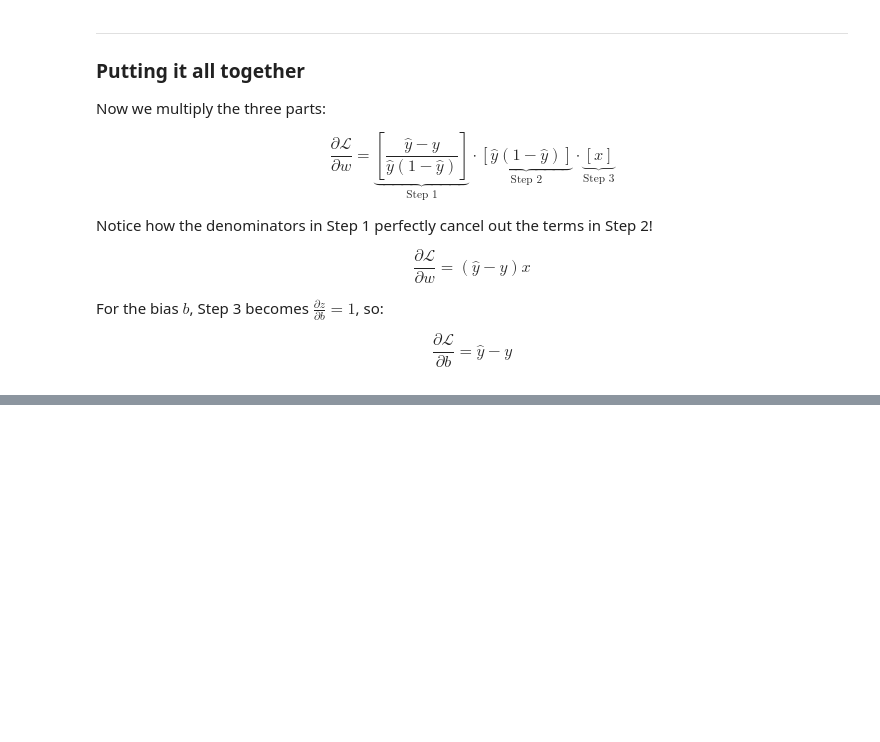
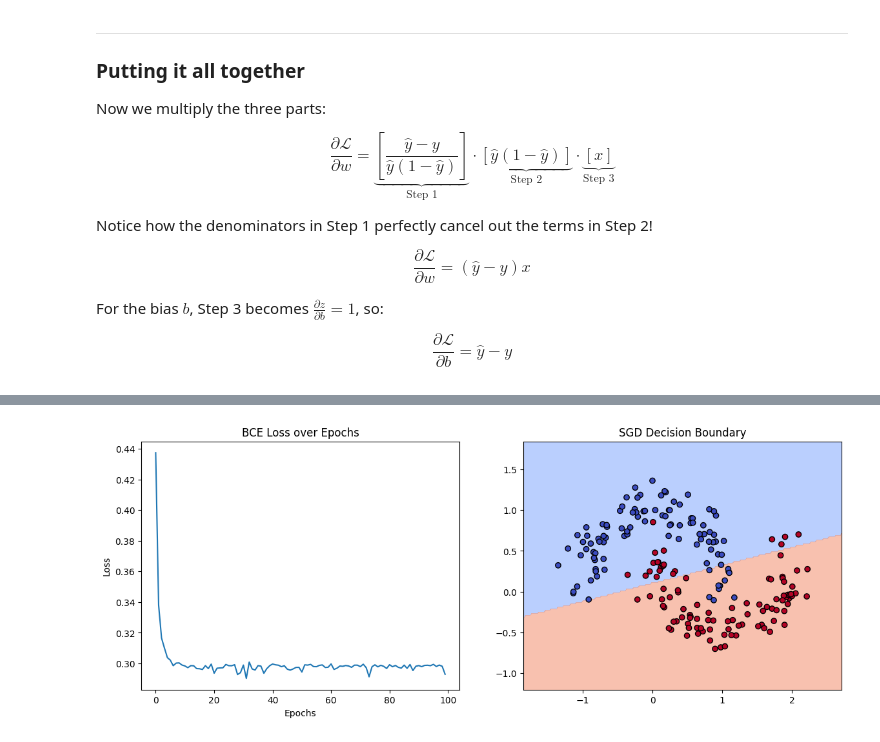
Before and after one commit to Gson-glitch/deep-learning-specialization-coursera, a Jupyter notebook: nn_and_dl/logistic_regression.ipynb, the cells around one changed output, grey strips where cells are left out. Saved outputs shown, nothing was run; the diff lists cells and outputs as text; code cells hidden in the pictures; blank space fills up the shorter version.

```diff
--- a/nn_and_dl/logistic_regression.ipynb
+++ b/nn_and_dl/logistic_regression.ipynb
@@ -146,0 +202,6 @@ $$\frac{\partial \mathcal{L}}{\partial b} = \hat{y} - y$$
+# %%
+# Our model expects X to be (features, m) and Y to be (1, m) where m is the number of samples
+X = X_raw.T
+Y = Y_raw.reshape(1, -1)
+n_feat, m = X.shape
+X_raw.shape, Y_raw.shape, X.shape, Y.shape
@@ -146,0 +228,3 @@ $$\frac{\partial \mathcal{L}}{\partial b} = \hat{y} - y$$
+# %%
+def sigmoid(z):
+    return 1 / (1 + np.exp(-z))
@@ -146,0 +267,2 @@ $$\frac{\partial \mathcal{L}}{\partial b} = \hat{y} - y$$
+# %%
+w, b, costs = sgd(X, Y)
@@ -146,0 +280,27 @@ $$\frac{\partial \mathcal{L}}{\partial b} = \hat{y} - y$$
+# %%
+# Plot Results
+def plot_results(w, b, X, Y, costs):
+    fig, (ax1, ax2) = plt.subplots(1, 2, figsize=(14, 5))
+
+    # Plot 1: Learning Curve
+    ax1.plot(costs)
+    ax1.set_title("BCE Loss over Epochs")
+    ax1.set_xlabel("Epochs")
+    ax1.set_ylabel("Loss")
+
+    # Plot 2: Decision Boundary
+    x_min, x_max = X[0, :].min() - 0.5, X[0, :].max() + 0.5
+    y_min, y_max = X[1, :].min() - 0.5, X[1, :].max() + 0.5
+    xx, yy = np.meshgrid(np.arange(x_min, x_max, 0.02), np.arange(y_min, y_max, 0.02))
+
+    Z = sigmoid(np.dot(w.T, np.c_[xx.ravel(), yy.ravel()].T) + b)
+    Z = (Z > 0.5).reshape(xx.shape)
+
+    ax2.contourf(xx, yy, Z, cmap=plt.cm.coolwarm, alpha=0.6)
+    ax2.scatter(X[0, :], X[1, :], c=Y.ravel(), cmap=plt.cm.coolwarm, edgecolors='k')
+    ax2.set_title("SGD Decision Boundary")
+    plt.show()
+
+plot_results(w, b, X, Y, costs)
+# %% [output]
+[figure, added]
```
Also changed, not shown: parts of 20 cells of this notebook.
